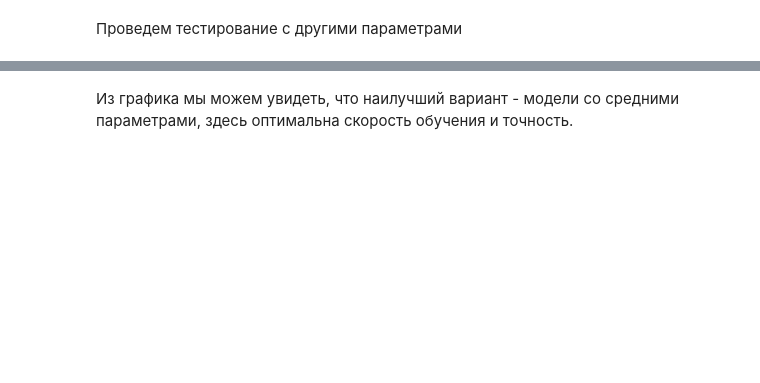
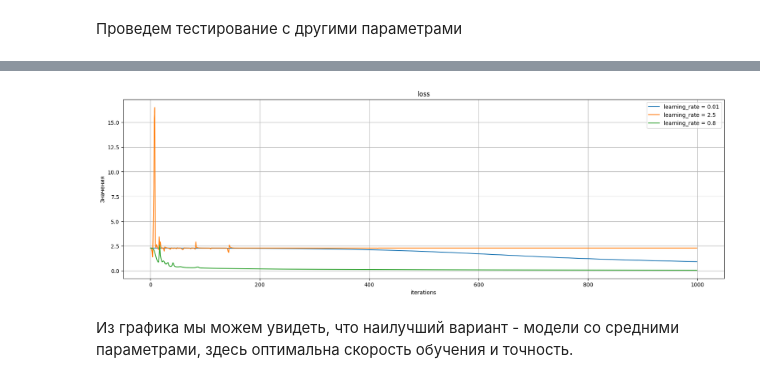
Before and after one commit to Olga-1911/backward-propagation, a Jupyter notebook: Нейросети_Лаб_раб__1.ipynb, the cells around one changed output, grey strips where cells are left out. Cells and saved outputs as stored; diff of their text form; code cells hidden in the pictures; blank space fills up the shorter version.

```diff
--- a/Нейросети_Лаб_раб__1.ipynb
+++ b/Нейросети_Лаб_раб__1.ipynb
@@ -200,7 +210,7 @@ print(f"Точность на тестовых данных: {accuracy * 100:.2f
 Проведем тестирование с другими параметрами
 # %%
 iterations = 1000
-learning_rate = 1.10
+learning_rate = 2.5
 W1, b1, W2, b2,list_b  = train(x_train, y_train_one_hot, input_size, hidden_size, output_size, learning_rate, iterations)
 # %% [output]
 Итерация 0: ошибка = 2.302835447984188
@@ -231,15 +248,16 @@ print(f"Точность на тестовых данных: {accuracy * 100:.2f
 # %%
 x_indices = list(range(len(list_a)))
 plt.figure(figsize=(20, 6))
 plt.plot(x_indices, list_a, label='learning_rate = 0.01')
-plt.plot(x_indices, list_b, label='learning_rate = 1.1')
+plt.plot(x_indices, list_b, label='learning_rate = 2.5')
 plt.plot(x_indices, list_c, label='learning_rate = 0.8')
-plt.plot(x_indices, list_d, label='learning_rate = 0.02')
 plt.title('loss')
 plt.xlabel('iterations')
 plt.ylabel('Значения')
 plt.legend()
 plt.grid()
 plt.show()
+# %% [output]
+[figure, added]
 # %% [markdown]
 Из графика мы можем увидеть, что наилучший вариант - модели со средними параметрами, здесь оптимальна скорость обучения и точность.
```
Also changed, not shown: parts of 10 cells of this notebook.
